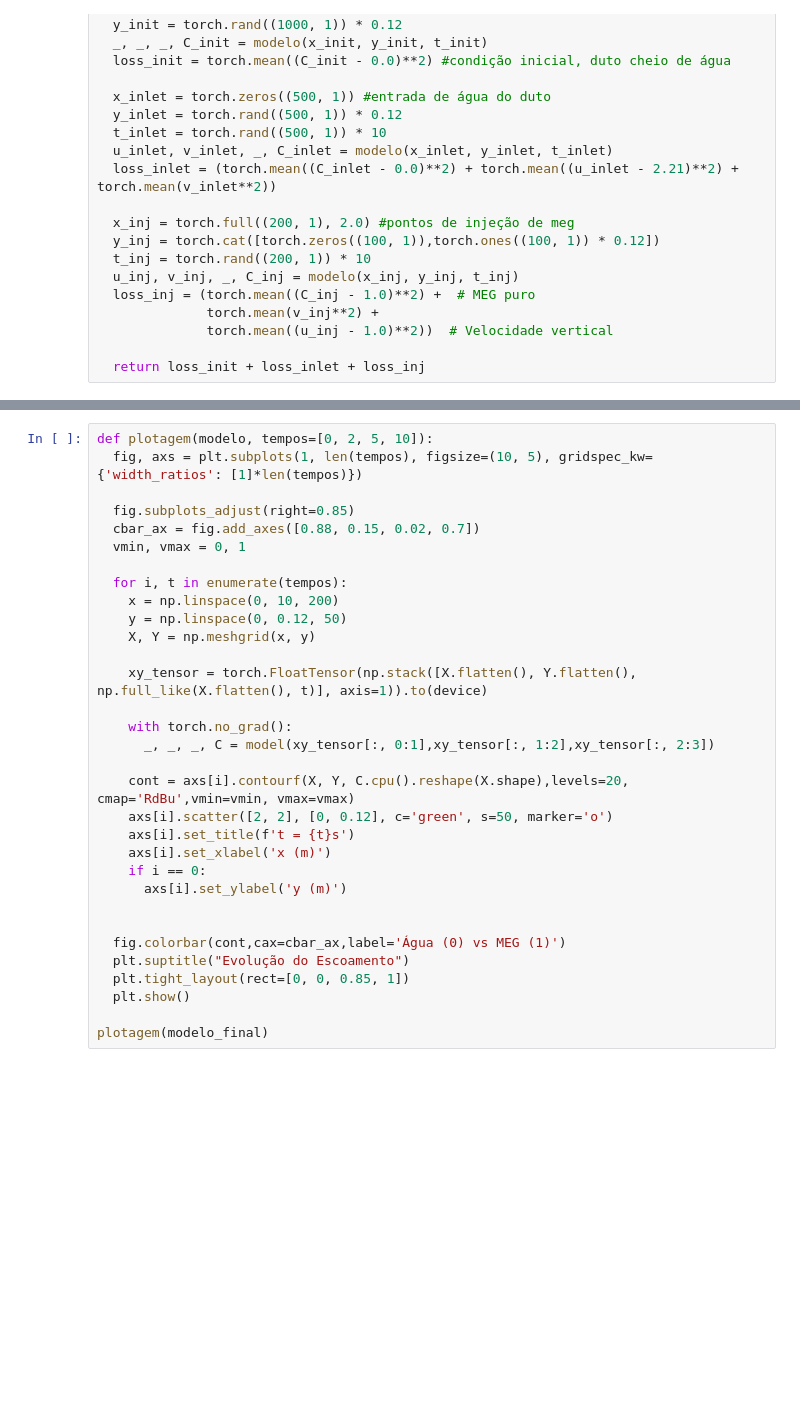
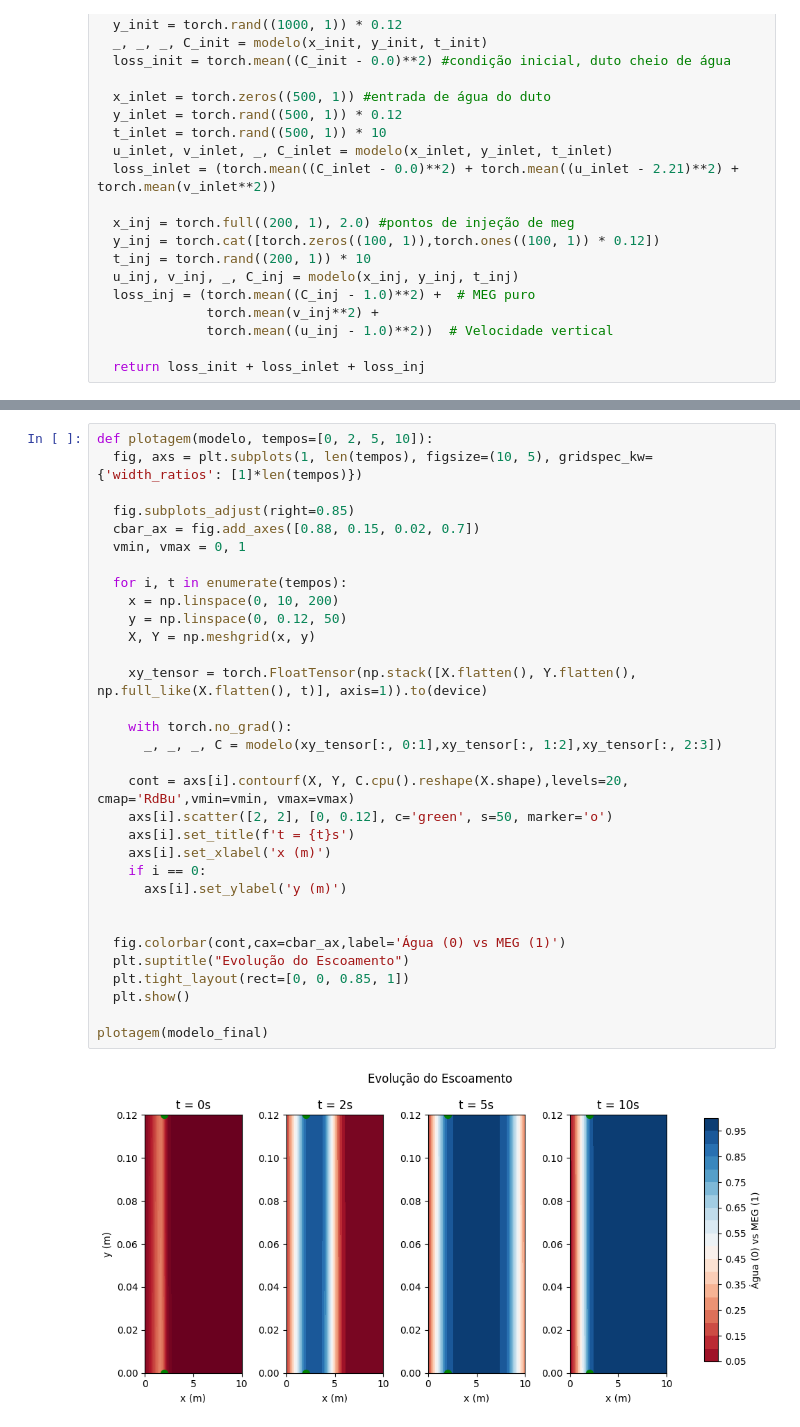
Before and after one commit to JoaoAlexandreFerreira/PINNs, a Jupyter notebook: PINN_Multicomponente_Água_e_MEG.ipynb, the cells around one changed output, grey strips where cells are left out. Saved outputs shown, nothing was run; the diff lists cells and outputs as text; blank space fills up the shorter version.

```diff
--- a/PINN_Multicomponente_Água_e_MEG.ipynb
+++ b/PINN_Multicomponente_Água_e_MEG.ipynb
@@ -159,31 +170,33 @@ Iteração 150, Custo: 9.49e-01
 def plotagem(modelo, tempos=[0, 2, 5, 10]):
   fig, axs = plt.subplots(1, len(tempos), figsize=(10, 5), gridspec_kw={'width_ratios': [1]*len(tempos)})
 
   fig.subplots_adjust(right=0.85)
   cbar_ax = fig.add_axes([0.88, 0.15, 0.02, 0.7])
   vmin, vmax = 0, 1
 
   for i, t in enumerate(tempos):
     x = np.linspace(0, 10, 200)
     y = np.linspace(0, 0.12, 50)
     X, Y = np.meshgrid(x, y)
 
     xy_tensor = torch.FloatTensor(np.stack([X.flatten(), Y.flatten(), np.full_like(X.flatten(), t)], axis=1)).to(device)
 
     with torch.no_grad():
-      _, _, _, C = model(xy_tensor[:, 0:1],xy_tensor[:, 1:2],xy_tensor[:, 2:3])
+      _, _, _, C = modelo(xy_tensor[:, 0:1],xy_tensor[:, 1:2],xy_tensor[:, 2:3])
 
     cont = axs[i].contourf(X, Y, C.cpu().reshape(X.shape),levels=20, cmap='RdBu',vmin=vmin, vmax=vmax)
     axs[i].scatter([2, 2], [0, 0.12], c='green', s=50, marker='o')
     axs[i].set_title(f't = {t}s')
     axs[i].set_xlabel('x (m)')
     if i == 0:
       axs[i].set_ylabel('y (m)')
 
 
   fig.colorbar(cont,cax=cbar_ax,label='Água (0) vs MEG (1)')
   plt.suptitle("Evolução do Escoamento")
   plt.tight_layout(rect=[0, 0, 0.85, 1])
   plt.show()
 
 plotagem(modelo_final)
+# %% [output]
+[figure, added]
```
Also changed, not shown: parts of 1 cell of this notebook.
